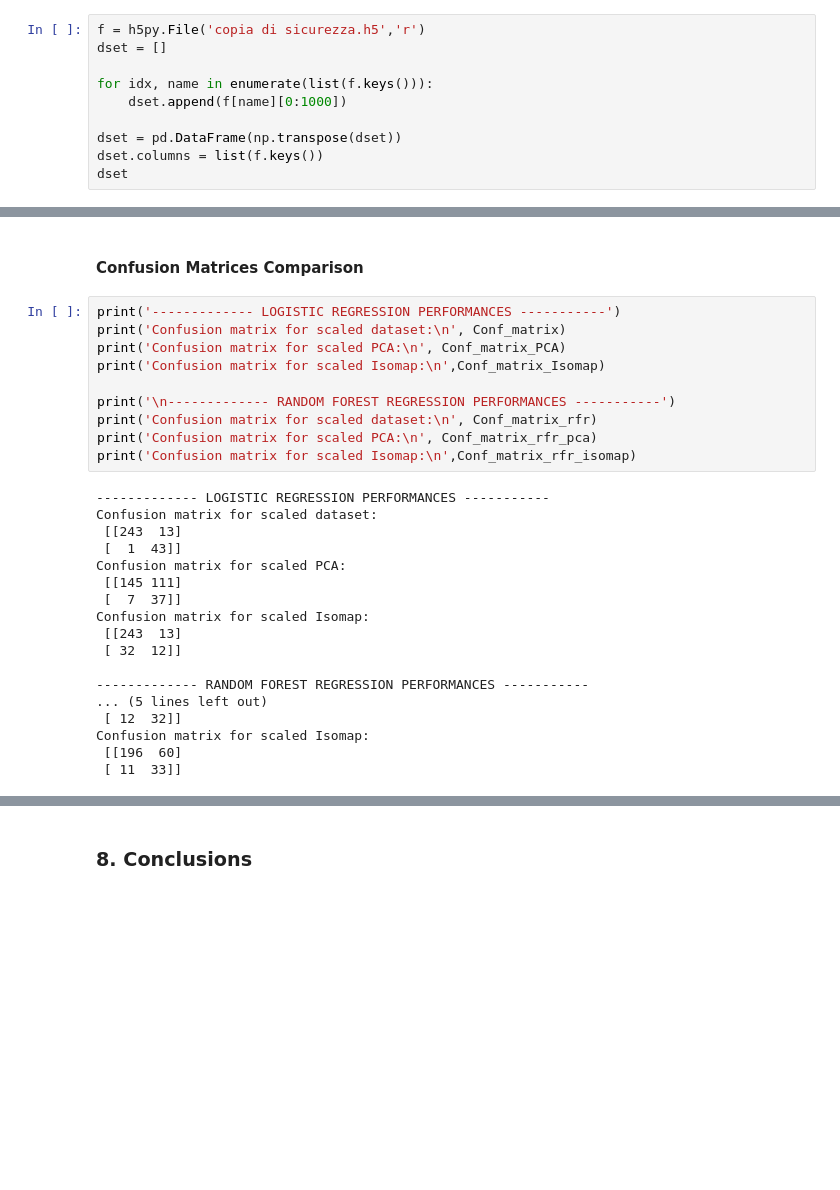
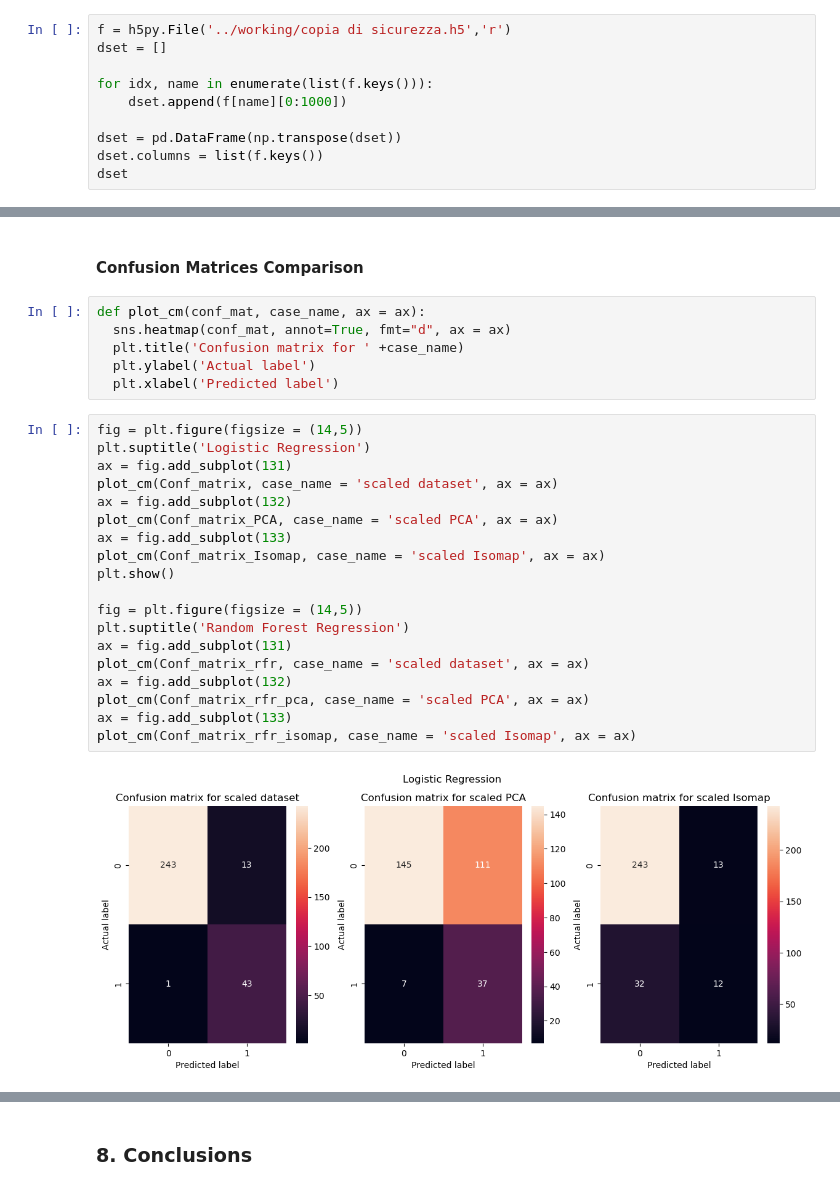
Before and after one commit to om-erika/astrostatistics_bicocca_2024, a Jupyter notebook: exam/L20_grav_waves_detection.ipynb, the cells around one changed output, grey strips where cells are left out. Cells and saved outputs as stored; diff of their text form; blank space fills up the shorter version.

```diff
--- a/exam/L20_grav_waves_detection.ipynb
+++ b/exam/L20_grav_waves_detection.ipynb
@@ -58,7 +58,7 @@ from sklearn.pipeline import make_pipeline
 # %% [markdown]
 ### Data preparing
 # %%
-f = h5py.File('copia di sicurezza.h5','r')
+f = h5py.File('../working/copia di sicurezza.h5','r')
 dset = []
 
 for idx, name in enumerate(list(f.keys())):
@@ -509,31 +509,30 @@ Contamination for scaled PCA: 0.63
 Contamination for scaled Isomap: 0.65
 # %% [markdown]
 #### Confusion Matrices Comparison
+# %%
+def plot_cm(conf_mat, case_name, ax = ax):
+  sns.heatmap(conf_mat, annot=True, fmt="d", ax = ax)
+  plt.title('Confusion matrix for ' +case_name)
+  plt.ylabel('Actual label')
+  plt.xlabel('Predicted label')
 # %%
-print('------------- LOGISTIC REGRESSION PERFORMANCES -----------')
-print('Confusion matrix for scaled dataset:\n', Conf_matrix)
-print('Confusion matrix for scaled PCA:\n', Conf_matrix_PCA)
-print('Confusion matrix for scaled Isomap:\n',Conf_matrix_Isomap)
+fig = plt.figure(figsize = (14,5))
+plt.suptitle('Logistic Regression')
+ax = fig.add_subplot(131)
+plot_cm(Conf_matrix, case_name = 'scaled dataset', ax = ax)
+ax = fig.add_subplot(132)
+plot_cm(Conf_matrix_PCA, case_name = 'scaled PCA', ax = ax)
+ax = fig.add_subplot(133)
+plot_cm(Conf_matrix_Isomap, case_name = 'scaled Isomap', ax = ax)
+plt.show()
 
-print('\n------------- RANDOM FOREST REGRESSION PERFORMANCES -----------')
-print('Confusion matrix for scaled dataset:\n', Conf_matrix_rfr)
-print('Confusion matrix for scaled PCA:\n', Conf_matrix_rfr_pca)
-print('Confusion matrix for scaled Isomap:\n',Conf_matrix_rfr_isomap)
+fig = plt.figure(figsize = (14,5))
+plt.suptitle('Random Forest Regression')
+ax = fig.add_subplot(131)
+plot_cm(Conf_matrix_rfr, case_name = 'scaled dataset', ax = ax)
+ax = fig.add_subplot(132)
+plot_cm(Conf_matrix_rfr_pca, case_name = 'scaled PCA', ax = ax)
+ax = fig.add_subplot(133)
+plot_cm(Conf_matrix_rfr_isomap, case_name = 'scaled Isomap', ax = ax)
 # %% [output]
-------------- LOGISTIC REGRESSION PERFORMANCES -----------
-Confusion matrix for scaled dataset:
- [[243  13]
- [  1  43]]
-Confusion matrix for scaled PCA:
- [[145 111]
- [  7  37]]
-Confusion matrix for scaled Isomap:
- [[243  13]
- [ 32  12]]
-
-------------- RANDOM FOREST REGRESSION PERFORMANCES -----------
-... (5 lines left out)
- [ 12  32]]
-Confusion matrix for scaled Isomap:
- [[196  60]
- [ 11  33]]
+[figure, added]
```
Also changed, not shown: parts of 1 cell of this notebook, 1 other file.
